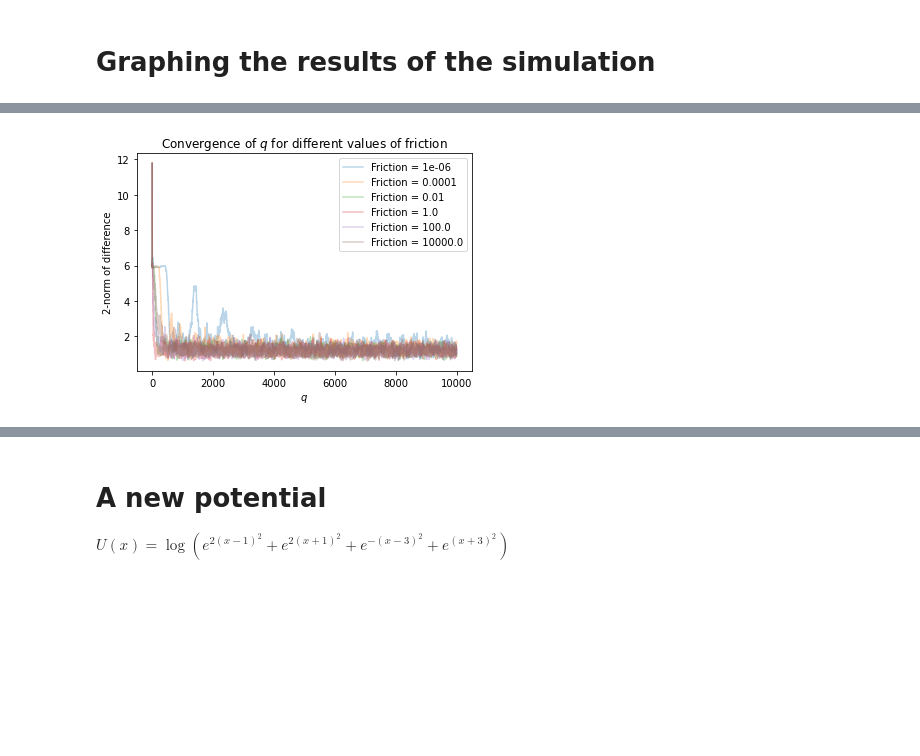
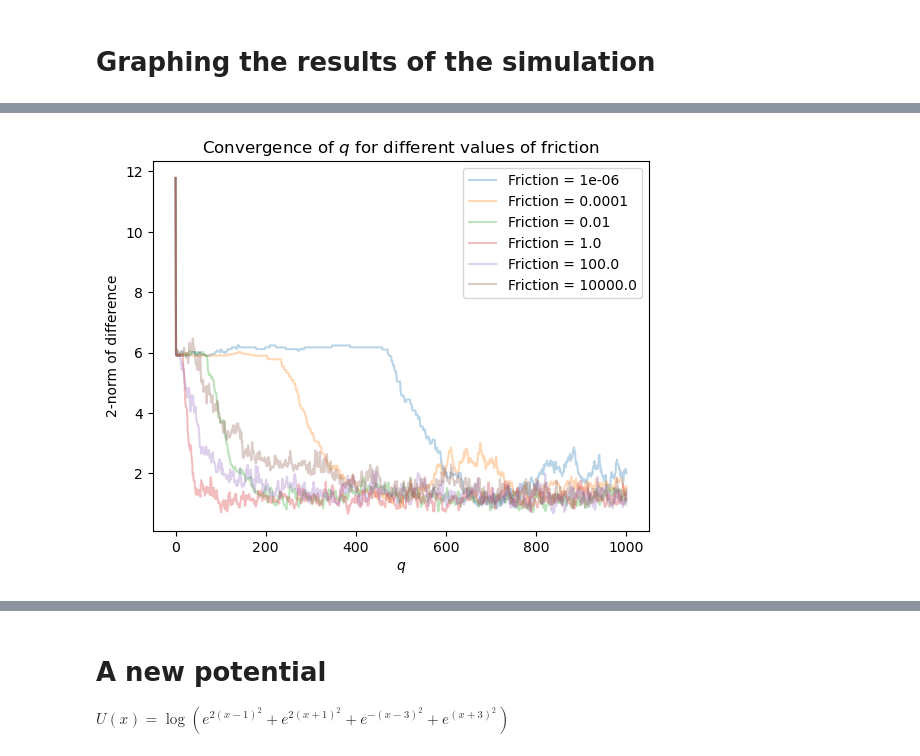
Before and after one commit to ktadgh/Langevin-Dynamics, a Jupyter notebook: OBABO.ipynb, the cells around one changed output, grey strips where cells are left out. Cells and saved outputs as stored; diff of their text form; code cells hidden in the pictures; blank space fills up the shorter version.

```diff
--- a/OBABO.ipynb
+++ b/OBABO.ipynb
@@ -87,7 +87,7 @@ def run_simulation(Nsteps, h, gamma,q_init= np.array([]),p_init= np.array([])):
     return q_traj
 # %%
 @njit()
-def simulate_trajectories(n_steps, stepsize, q_init, p_init, gammas):
+def simulate_trajectories(n_steps, stepsize, gammas, q_init = np.array([]), p_init = np.array([])):
     trajectories = []
     for gamma in gammas:
         q_traj = run_simulation( n_steps , stepsize, gamma,q_init, p_init)
@@ -104,11 +104,11 @@ class Scheme:
         self.force = force
         self.potential = potential
     def convergence_graph(self, n_steps, stepsize, sims,gammas, q_init = None, p_init = None):
-        if q_init == None:
+        if q_init is None:
             q_init = np.zeros(sims)
-        if p_init == None:
+        if p_init is None:
             p_init = np.zeros(sims)
-        gammas, trajectories = simulate_trajectories(n_steps, stepsize, q_init, p_init, gammas)
+        gammas, trajectories = simulate_trajectories(n_steps, stepsize, gammas, q_init, p_init)
         for i in range(len(trajectories)):
             q_traj= trajectories[i]
             #print(np.shape(q_traj))
@@ -124,15 +124,15 @@ class Scheme:
         plt.legend()
 
     def friction_graph(self, n_steps, stepsize, sims,gammas, q_init = None, p_init = None):
-        if q_init == None:
+        if q_init is None:
             q_init = np.zeros(sims)
-        if p_init == None:
+        if p_init is None:
             p_init = np.zeros(sims)
-        gammas, trajectories = simulate_trajectories(n_steps, stepsize, q_init, p_init, gammas)
+        gammas, trajectories = simulate_trajectories(n_steps, stepsize, gammas, q_init, p_init)
         fig = plt.figure(figsize=[10,7])
         for i in range(len(trajectories)):
             q_traj= trajectories[i]
-            histogram,bins = np.histogram(q_traj,bins=50,range=[-3,3], density=True)
+            histogram,bins = np.histogram(q_traj[-1],bins=50,range=[-3,3], density=True)
             midx = (bins[0:-1]+bins[1:])/2
             plt.plot(midx,histogram,label=f'Friction = {gammas[i]}')
             plt.xlabel('$q$')
@@ -149,18 +149,19 @@ class Scheme:
         traj_2 = traj_mean[cut_out:]
         return np.cumsum(traj_2)/ np.arange(1, len(traj_2)+1)
 
-    def expectation_graph(self, function, n_steps, stepsize, sims,gammas, q_init = None, p_init = None):
-        if q_init == None:
+    def expectation_graph(self, function, n_steps, stepsize, sims,gammas, q_init, p_init):
+        if q_init is None:
             q_init = np.zeros(sims)
-        if p_init == None:
+        if p_init is None:
             p_init = np.zeros(sims)
 
 
         fig = plt.figure(figsize=[10,7])
-        gammas, trajectories = simulate_trajectories(n_steps, stepsize, q_init, p_init, gammas)
+        gammas, trajectories = simulate_trajectories(n_steps, stepsize, gammas, q_init, p_init)
 
         for i in range(len(trajectories)):
-            q_traj = trajectories[i]
+            q_traj = np.array(trajectories[i])
+            q_traj = function(q_traj)
             gamma = gammas[i]
             expectation = Scheme.cum_mean(np.mean(q_traj, axis = 1), 5000)
             plt.plot(expectation, label = f"Gamma = {gamma}")
@@ -193,6 +194,6 @@ Time Elapsed: 17.699639081954956
 # %%
 start_time =time.time()
-OBABO.convergence_graph(10000, 0.01, 100, gammas)
+OBABO.convergence_graph(1000, 0.01, 100, gammas)
 end_time = time.time()
 print(f"Time Elapsed: {end_time-start_time}")
 # %% [output]
@@ -200,3 +201,3 @@ Time Elapsed: 15.705025672912598
-[figure, old version]
+[figure, new version]
 # %%
 start_time =time.time()
```
Also changed, not shown: parts of 12 cells of this notebook.
